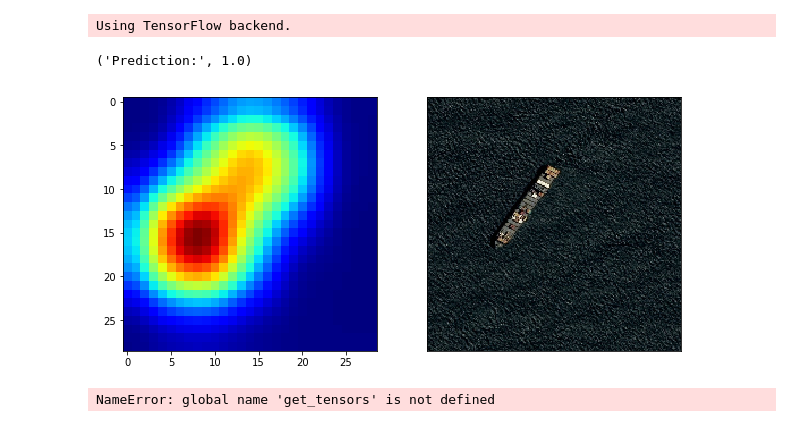
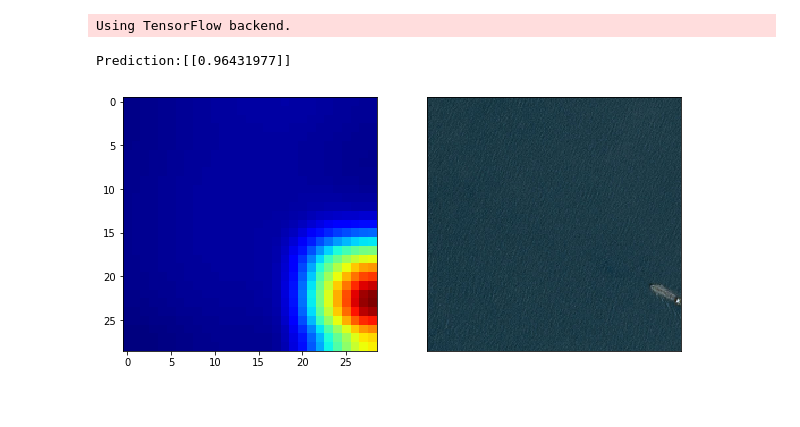
Before and after one commit to eric220/Ship_Sight, a Jupyter notebook: ship_sight.ipynb, the cells around one changed output. Cells and saved outputs as stored; diff of their text form; code cells hidden in the pictures.

Commit message:
add lfs weights, remove main, change to single class sigmoid

```diff
--- a/ship_sight.ipynb
+++ b/ship_sight.ipynb
@@ -23,7 +25,7 @@ def get_targets():
 train_files, train_targets = get_targets()
 # %%
 def get_tensors():
-    eval_tensors = utils.paths_to_tensor(train_files[:100]).astype('float32')/255
+    eval_tensors = utils.paths_to_tensor(train_files[-100:]).astype('float32')/255
     return eval_tensors
 eval_tensors = get_tensors()
 # %%
@@ -47,7 +49,7 @@ def get_mask(act_map, act=None):
 
     weights_for_mult = np.array(act_model.layers[-1].get_weights()[0])
     final_output = np.dot(act_map, weights_for_mult)
-    final_output2 = final_output[0, :, :, 1]
+    final_output2 = final_output[0, :, :, 0]
     out = zoom(final_output2, (4.15, 4.15), order=2, mode='reflect', prefilter =False)
 
     return out
@@ -79,20 +81,20 @@ act_model.load_weights('gap_AM_weights_improvement.hdf5')
 # %%
 
 #Precision = .85
 
-tensor_to_get = 10
+tensor_to_get = 5
 
 tensor_to_view = get_tensor(tensor_to_get)
 
 predition, activation_map = get_predictions(tensor_to_view)
 
-print("Prediction:", predition[0][1])
+print("Prediction:{}" .format(predition))
 
 final_output = get_mask(activation_map)
 
 tensor_img = get_tensor_to_view(tensor_to_view)
 
 compare_images(tensor_to_get)
 # %% [output]
-('Prediction:', 1.0)
+Prediction:[[0.96431977]]
-[figure, old version]
+[figure, new version]
@@ -122,4 +100,0 @@ def main():
-# %%
-main()
-# %% [output]
-NameError: global name 'get_tensors' is not defined
```
Also changed, not shown: parts of 3 cells of this notebook, 1 other file.
